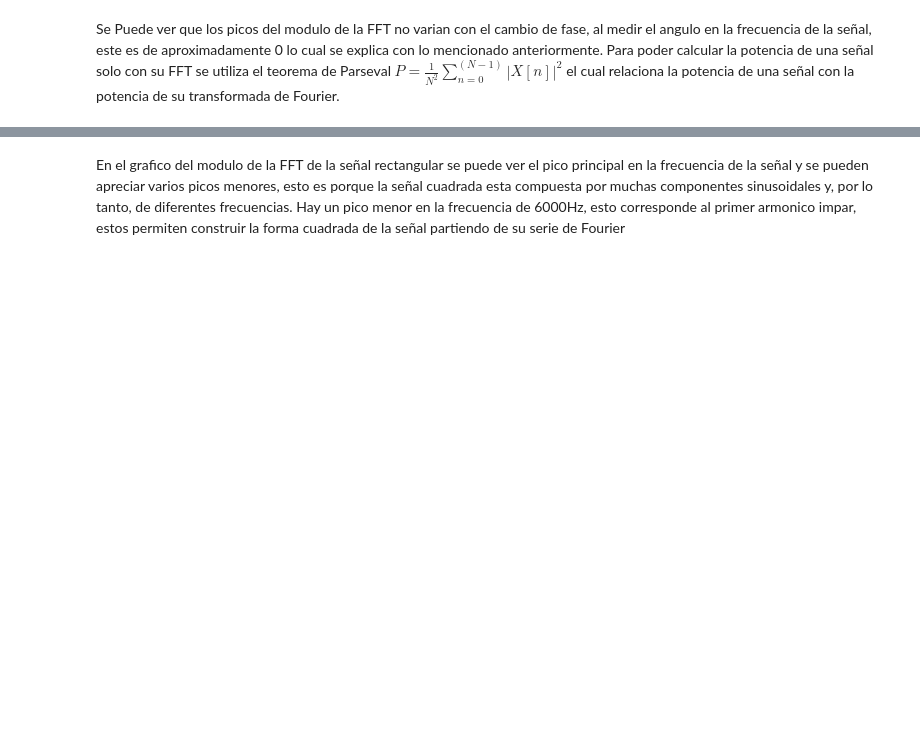
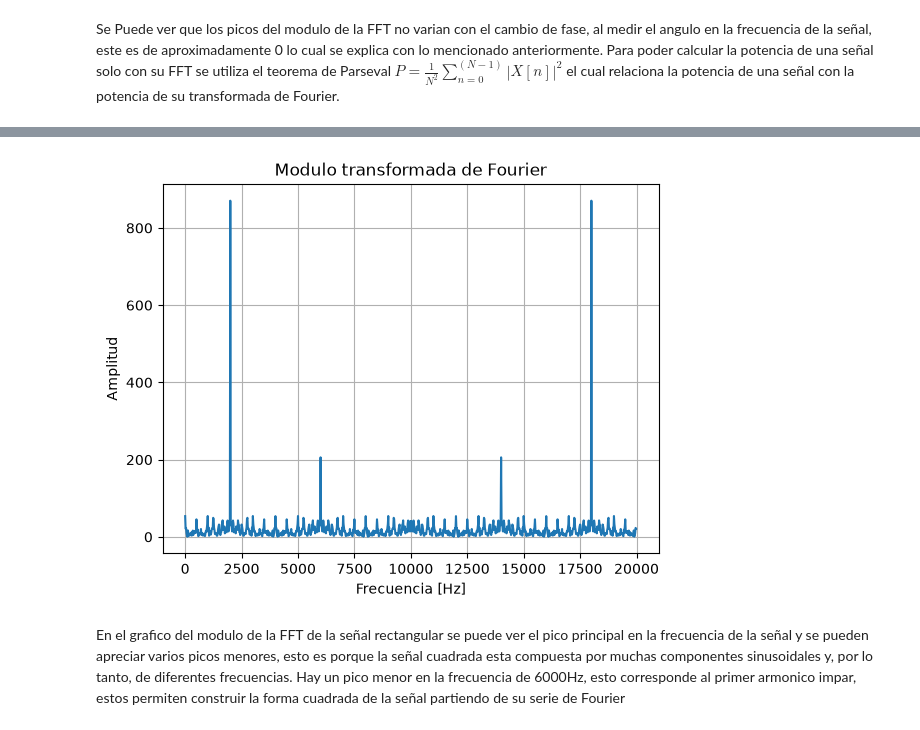
Before and after one commit to Nicolas-Bravo-B/APS, a Jupyter notebook: TS1_Nicolas_Bravo_Behnke.ipynb, the cells around one changed output, grey strips where cells are left out. Saved outputs shown, nothing was run; the diff lists cells and outputs as text; code cells hidden in the pictures; blank space fills up the shorter version.

```diff
--- a/TS1_Nicolas_Bravo_Behnke.ipynb
+++ b/TS1_Nicolas_Bravo_Behnke.ipynb
@@ -162,2 +203,11 @@ plt.tight_layout()
+# %%
+plt.figure()
+plt.plot(frec_c, fftc)
+plt.title("Modulo transformada de Fourier")
+plt.xlabel("Frecuencia [Hz]")
+plt.ylabel("Amplitud")
+plt.grid()
+# %% [output]
+[figure, added]
 # %% [markdown]
 En el grafico del modulo de la FFT de la señal rectangular se puede ver el pico principal en la frecuencia de la señal y se pueden apreciar varios picos menores, esto es porque la señal cuadrada esta compuesta por muchas componentes sinusoidales y, por lo tanto, de diferentes frecuencias. Hay un pico menor en la frecuencia de 6000Hz, esto corresponde al primer armonico impar, estos permiten construir la forma cuadrada de la señal partiendo de su serie de Fourier
```
Also changed, not shown: parts of 6 cells of this notebook.
